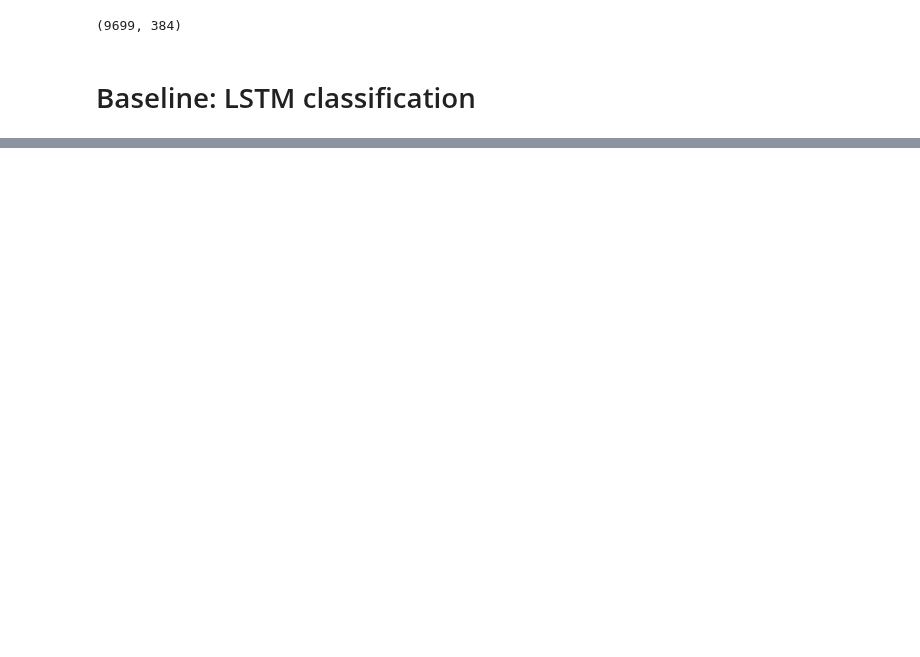
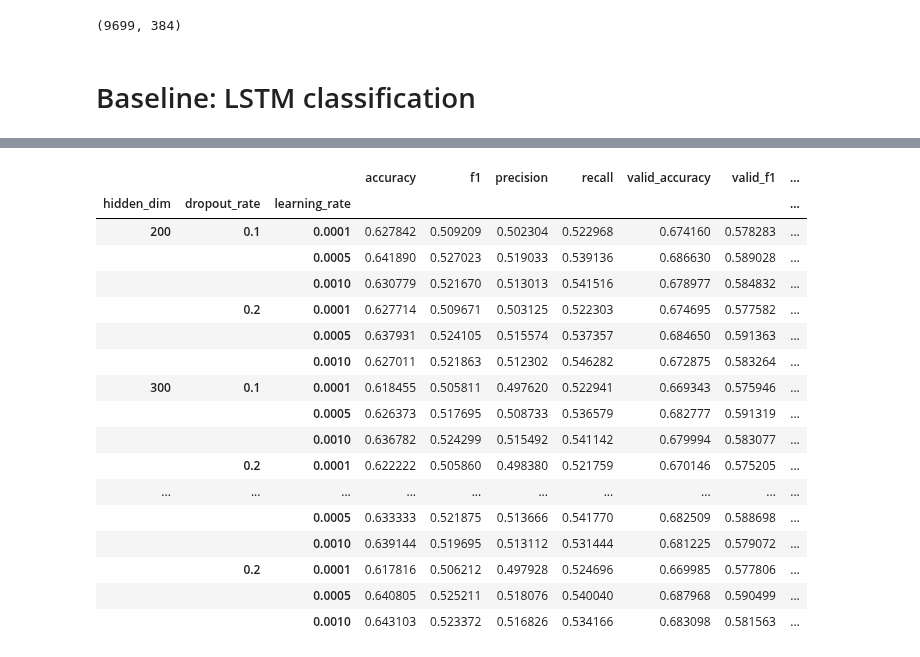
Before and after one commit to ttseriotou/sig-networks, a Jupyter notebook: notebooks/AnnoMI/client_talk_type_prediction/anno_mi-client-baseline-bilstm.ipynb, the cells around one changed output, grey strips where cells are left out. Cells and saved outputs as stored; diff of their text form; code cells hidden in the pictures; blank space fills up the shorter version.

```diff
--- a/notebooks/AnnoMI/client_talk_type_prediction/anno_mi-client-baseline-bilstm.ipynb
+++ b/notebooks/AnnoMI/client_talk_type_prediction/anno_mi-client-baseline-bilstm.ipynb
@@ -186,3 +186,22 @@ size = 50
 # %%
-bilstm_history_50_kfold.groupby(["hidden_dim", "dropout_rate", "learning_rate"]).mean()
+bilstm_history_11_kfold.groupby(["hidden_dim", "dropout_rate", "learning_rate"]).mean()
+# %% [output]
+|  |  |  | accuracy | f1 | precision | recall | valid_accuracy | valid_f1 | ... |
+| hidden_dim | dropout_rate | learning_rate |  |  |  |  |  |  | ... |
+| 200 | 0.1 | 0.0001 | 0.627842 | 0.509209 | 0.502304 | 0.522968 | 0.674160 | 0.578283 | ... |
+|  |  | 0.0005 | 0.641890 | 0.527023 | 0.519033 | 0.539136 | 0.686630 | 0.589028 | ... |
+|  |  | 0.0010 | 0.630779 | 0.521670 | 0.513013 | 0.541516 | 0.678977 | 0.584832 | ... |
+|  | 0.2 | 0.0001 | 0.627714 | 0.509671 | 0.503125 | 0.522303 | 0.674695 | 0.577582 | ... |
+|  |  | 0.0005 | 0.637931 | 0.524105 | 0.515574 | 0.537357 | 0.684650 | 0.591363 | ... |
+|  |  | 0.0010 | 0.627011 | 0.521863 | 0.512302 | 0.546282 | 0.672875 | 0.583264 | ... |
+| 300 | 0.1 | 0.0001 | 0.618455 | 0.505811 | 0.497620 | 0.522941 | 0.669343 | 0.575946 | ... |
+|  |  | 0.0005 | 0.626373 | 0.517695 | 0.508733 | 0.536579 | 0.682777 | 0.591319 | ... |
+|  |  | 0.0010 | 0.636782 | 0.524299 | 0.515492 | 0.541142 | 0.679994 | 0.583077 | ... |
+|  | 0.2 | 0.0001 | 0.622222 | 0.505860 | 0.498380 | 0.521759 | 0.670146 | 0.575205 | ... |
+| ... | ... | ... | ... | ... | ... | ... | ... | ... | ... |
+|  |  | 0.0005 | 0.633333 | 0.521875 | 0.513666 | 0.541770 | 0.682509 | 0.588698 | ... |
+|  |  | 0.0010 | 0.639144 | 0.519695 | 0.513112 | 0.531444 | 0.681225 | 0.579072 | ... |
+|  | 0.2 | 0.0001 | 0.617816 | 0.506212 | 0.497928 | 0.524696 | 0.669985 | 0.577806 | ... |
+|  |  | 0.0005 | 0.640805 | 0.525211 | 0.518076 | 0.540040 | 0.687968 | 0.590499 | ... |
+|  |  | 0.0010 | 0.643103 | 0.523372 | 0.516826 | 0.534166 | 0.683098 | 0.581563 | ... |
 # %%
```
Also changed, not shown: parts of 68 cells of this notebook, 29 other files.
